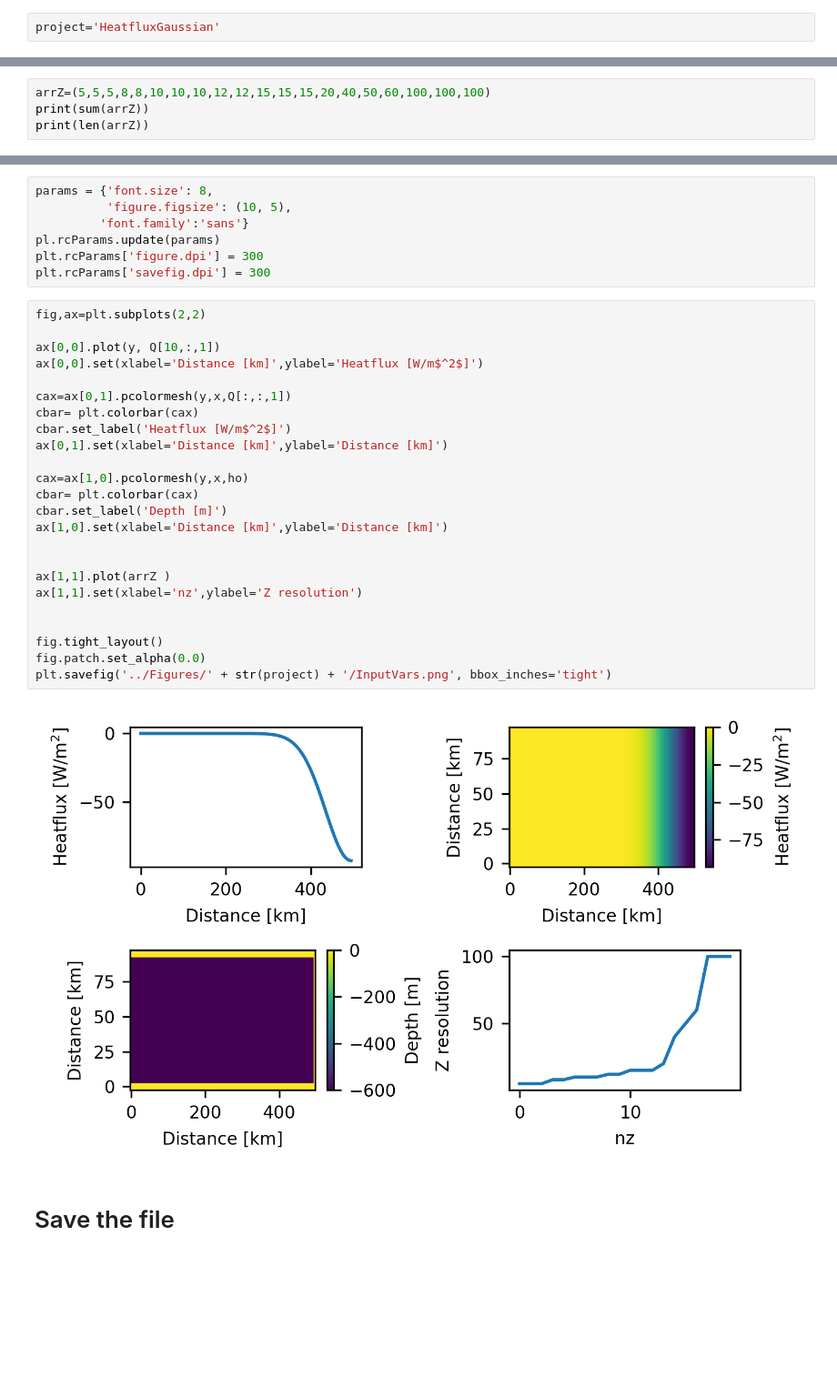
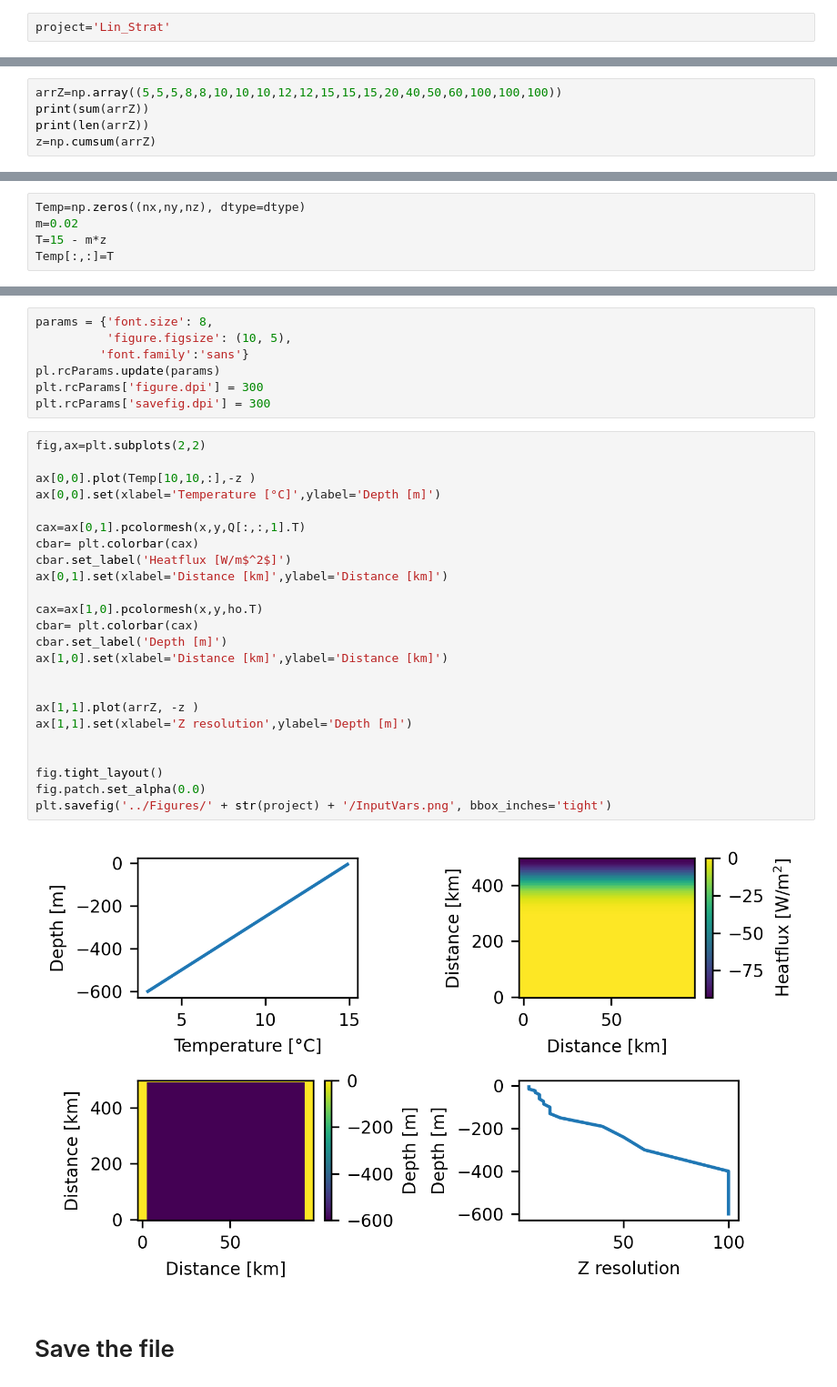
Before and after one commit to kaftkatt/IntercambioNGC, a Jupyter notebook: Scripts/GenerateData.ipynb, the cells around one changed output, grey strips where cells are left out. Shown at 91% size. Saved outputs shown, nothing was run; the diff lists cells and outputs as text; blank space fills up the shorter version.

Commit message:
Adding run including stratification

```diff
--- a/Scripts/GenerateData.ipynb
+++ b/Scripts/GenerateData.ipynb
@@ -6,7 +6,7 @@ import matplotlib.pyplot as plt
 
 import pylab as pl
 # %%
-project='HeatfluxGaussian'
+project='Lin_Strat'
 # %%
 def write_with_byte_inversion(f, tab):
     tab2write = array.array('f', tab.T.flatten())
@@ -48,9 +49,10 @@ ho[0,:]=0
 ho[-1,:]=0
 ho[:,-1]=0
 # %%
-arrZ=(5,5,5,8,8,10,10,10,12,12,15,15,15,20,40,50,60,100,100,100)
+arrZ=np.array((5,5,5,8,8,10,10,10,12,12,15,15,15,20,40,50,60,100,100,100))
 print(sum(arrZ))
 print(len(arrZ))
+z=np.cumsum(arrZ)
 # %% [output]
 600
 20
@@ -61,3 +59,8 @@ array([  0,  40,  80, 120, 160, 200, 240, 280, 320, 360, 400, 440, 480,
+# %%
+Temp=np.zeros((nx,ny,nz), dtype=dtype)
+m=0.02
+T=15 - m*z
+Temp[:,:]=T
 # %% [markdown]
 ### Intent with Z being equally spaced, Heatflux just a block
 # %%
@@ -82,29 +85,29 @@ plt.rcParams['savefig.dpi'] = 300
 # %%
 fig,ax=plt.subplots(2,2)
 
-ax[0,0].plot(y, Q[10,:,1])
-ax[0,0].set(xlabel='Distance [km]',ylabel='Heatflux [W/m$^2$]')
+ax[0,0].plot(Temp[10,10,:],-z )
+ax[0,0].set(xlabel='Temperature [°C]',ylabel='Depth [m]')
 
-cax=ax[0,1].pcolormesh(y,x,Q[:,:,1])
+cax=ax[0,1].pcolormesh(x,y,Q[:,:,1].T)
 cbar= plt.colorbar(cax)
 cbar.set_label('Heatflux [W/m$^2$]')
 ax[0,1].set(xlabel='Distance [km]',ylabel='Distance [km]')
 
-cax=ax[1,0].pcolormesh(y,x,ho)
+cax=ax[1,0].pcolormesh(x,y,ho.T)
 cbar= plt.colorbar(cax)
 cbar.set_label('Depth [m]')
 ax[1,0].set(xlabel='Distance [km]',ylabel='Distance [km]')
 
 
-ax[1,1].plot(arrZ )
-ax[1,1].set(xlabel='nz',ylabel='Z resolution')
+ax[1,1].plot(arrZ, -z )
+ax[1,1].set(xlabel='Z resolution',ylabel='Depth [m]')
 
 
 fig.tight_layout()
 fig.patch.set_alpha(0.0)
 plt.savefig('../Figures/' + str(project) + '/InputVars.png', bbox_inches='tight')
 # %% [output]
-[figure, old version]
+[figure, new version]
 # %% [markdown]
 # Save the file
 # %%
```
Also changed, not shown: parts of 3 cells of this notebook, 17 other files.
